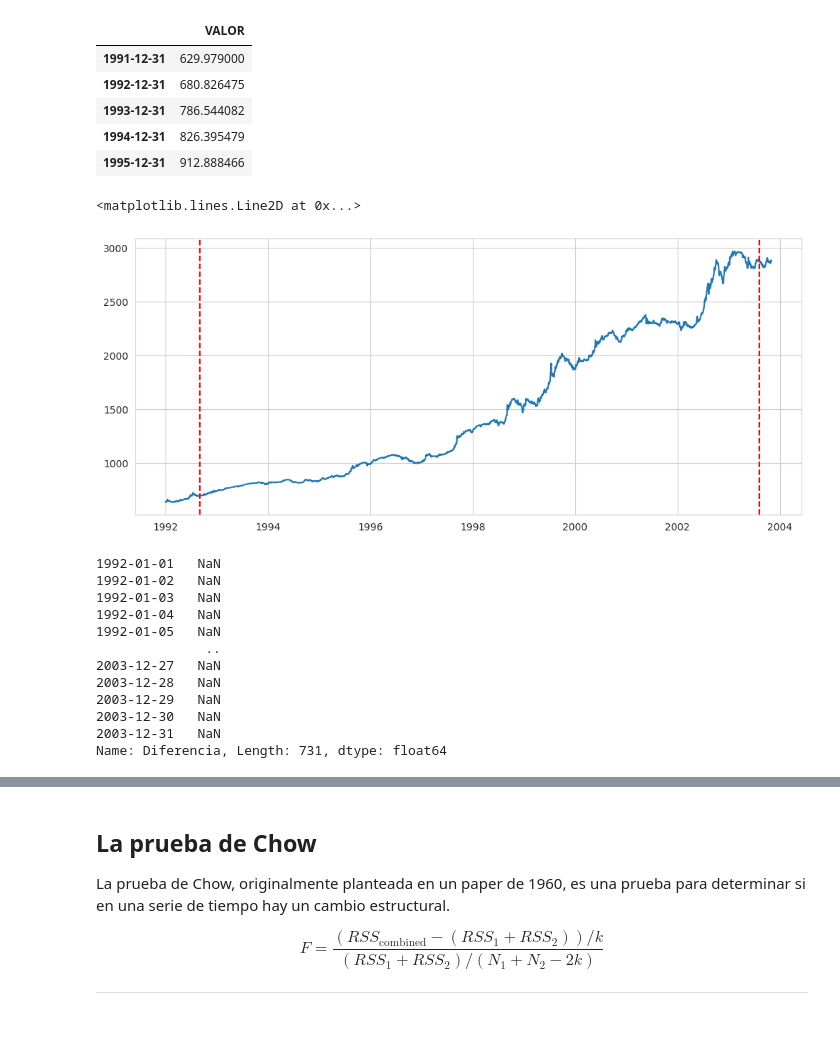
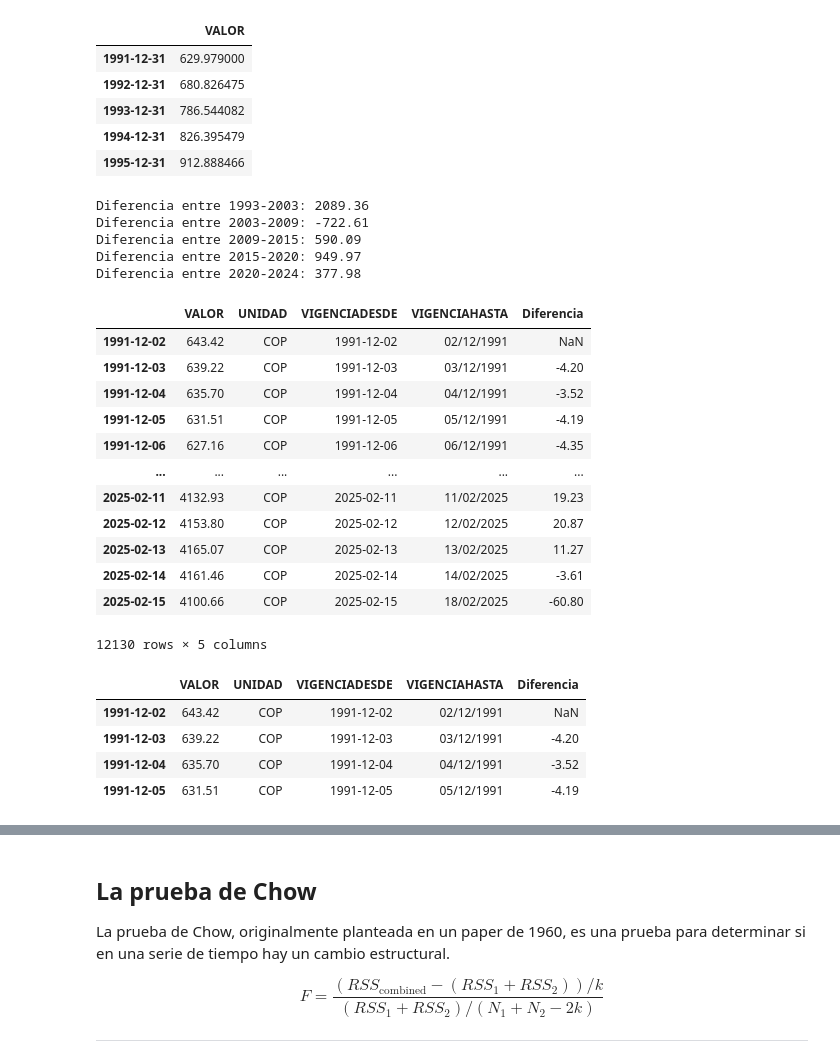
Before and after one commit to sergiolaverde0/fp_sub_IA, a Jupyter notebook: Trabajo_final_JARR_JAJE_SAL.ipynb, the cells around one changed output, grey strips where cells are left out. Drawn from its saved outputs; the diff is of its cells as text; code cells hidden in the pictures; blank space fills up the shorter version.

```diff
--- a/Trabajo_final_JARR_JAJE_SAL.ipynb
+++ b/Trabajo_final_JARR_JAJE_SAL.ipynb
@@ -298,18 +298,3 @@ data_y.head(5)
 | 1993-12-31 | 786.544082 |
 | 1994-12-31 | 826.395479 |
 | 1995-12-31 | 912.888466 |
-# %%
-s_1992_2003 = data.loc["1992-01-01":"2003-10-31",["VALOR"]]
-s_1992_2003.loc[:,"POSICION"] = np.arange(1, hip2.shape[0]+1)
-sns.set_style("whitegrid")
-plt.figure(figsize=(12, 5))
-sns.lineplot(
-    #label = 'TRM 1991-2024',
-    y = s_1992_2003['VALOR'],
-    x = s_1992_2003.index
-).set(xlabel = None, ylabel = None)
-plt.axvline(x=pd.Timestamp("1992-09-01"), color="r", linestyle="--", label="1992");
-plt.axvline(x=pd.Timestamp("2003-08-07"), color="r", linestyle="--", label = "2003")
-# %% [output]
-<matplotlib.lines.Line2D at 0x...>
-[figure, removed]
@@ -319,15 +301,50 @@ diferencia_1992_2003 = data.loc['2003', 'Diferencia'] - data.loc['1992', 'Difere
-# %%
-diferencia_1992_2003
-# %% [output]
-1992-01-01   NaN
-1992-01-02   NaN
-1992-01-03   NaN
-1992-01-04   NaN
-1992-01-05   NaN
-              ..
-2003-12-27   NaN
-2003-12-28   NaN
-2003-12-29   NaN
-2003-12-30   NaN
-2003-12-31   NaN
-Name: Diferencia, Length: 731, dtype: float64
+# %%
+#Remuestreo anual con media usando 'YE'
+data_y = data['VALOR'].resample('YE').mean()
+
+# Función para obtener el valor promedio de un año específico
+def get_year_value(year):
+    return data_y.loc[f'{year}-12-31']
+
+# Periodos definidos y cálculo de diferencias
+periods = {
+    "1993-2003": get_year_value(2003) - get_year_value(1993),
+    "2003-2009": get_year_value(2009) - get_year_value(2003),
+    "2009-2015": get_year_value(2015) - get_year_value(2009),
+    "2015-2020": get_year_value(2020) - get_year_value(2015),
+    "2020-2024": get_year_value(2024) - get_year_value(2020),
+}
+
+# Mostrar resultados sin error de formato
+for period, diff in periods.items():
+    print(f"Diferencia entre {period}: {diff:.2f}")
+# %% [output]
+Diferencia entre 1993-2003: 2089.36
+Diferencia entre 2003-2009: -722.61
+Diferencia entre 2009-2015: 590.09
+Diferencia entre 2015-2020: 949.97
+Diferencia entre 2020-2024: 377.98
+# %%
+data
+# %% [output]
+|  | VALOR | UNIDAD | VIGENCIADESDE | VIGENCIAHASTA | Diferencia |
+| 1991-12-02 | 643.42 | COP | 1991-12-02 | 02/12/1991 | NaN |
+| 1991-12-03 | 639.22 | COP | 1991-12-03 | 03/12/1991 | -4.20 |
+| 1991-12-04 | 635.70 | COP | 1991-12-04 | 04/12/1991 | -3.52 |
+| 1991-12-05 | 631.51 | COP | 1991-12-05 | 05/12/1991 | -4.19 |
+| 1991-12-06 | 627.16 | COP | 1991-12-06 | 06/12/1991 | -4.35 |
+| ... | ... | ... | ... | ... | ... |
+| 2025-02-11 | 4132.93 | COP | 2025-02-11 | 11/02/2025 | 19.23 |
+| 2025-02-12 | 4153.80 | COP | 2025-02-12 | 12/02/2025 | 20.87 |
+| 2025-02-13 | 4165.07 | COP | 2025-02-13 | 13/02/2025 | 11.27 |
+| 2025-02-14 | 4161.46 | COP | 2025-02-14 | 14/02/2025 | -3.61 |
+| 2025-02-15 | 4100.66 | COP | 2025-02-15 | 18/02/2025 | -60.80 |
+12130 rows × 5 columns
+# %%
+data.iloc[0:4]
+# %% [output]
+|  | VALOR | UNIDAD | VIGENCIADESDE | VIGENCIAHASTA | Diferencia |
+| 1991-12-02 | 643.42 | COP | 1991-12-02 | 02/12/1991 | NaN |
+| 1991-12-03 | 639.22 | COP | 1991-12-03 | 03/12/1991 | -4.20 |
+| 1991-12-04 | 635.70 | COP | 1991-12-04 | 04/12/1991 | -3.52 |
+| 1991-12-05 | 631.51 | COP | 1991-12-05 | 05/12/1991 | -4.19 |
```
Also changed, not shown: parts of 8 cells of this notebook.
